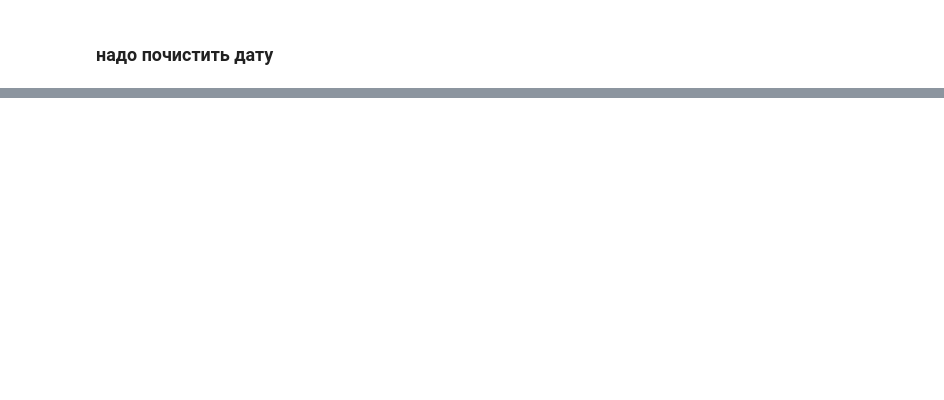
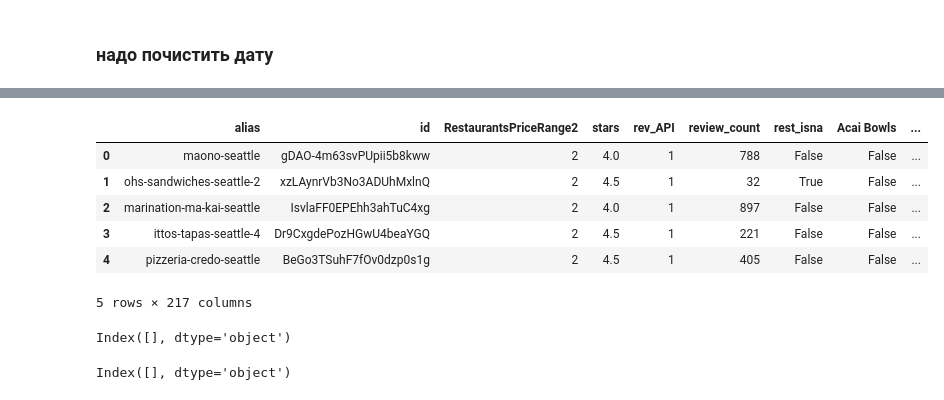
Before and after one commit to Myau5x/anti-recommender, a Jupyter notebook: testing_on_scrap.ipynb, the cells around one changed output, grey strips where cells are left out. Drawn from its saved outputs; the diff is of its cells as text; code cells hidden in the pictures; blank space fills up the shorter version.

```diff
--- a/testing_on_scrap.ipynb
+++ b/testing_on_scrap.ipynb
@@ -65,0 +106,5 @@ ValueError: could not convert string to float: 'https://www.yelp.com/biz/mcdonal
+# %%
+fpr = FillPriceScr()
+# %%
+rest_cl2 = fpr.transform(rest_clean)
+rest_cl2.head(2)
@@ -65,0 +119,4 @@ ValueError: could not convert string to float: 'https://www.yelp.com/biz/mcdonal
+# %%
+##Acai Bowls
+mod_cat = pd.read_csv('model_cat.csv')
+mod_cat.head(3)
@@ -65,0 +128,3 @@ ValueError: could not convert string to float: 'https://www.yelp.com/biz/mcdonal
+# %%
+mod_fe = mod_cat.iloc[:,0].tolist()
+rest_cl2.info()
@@ -65,0 +145,13 @@ ValueError: could not convert string to float: 'https://www.yelp.com/biz/mcdonal
+# %%
+ct = CategoriesTransformScr(mod_fe)
+rn = RatingNormalizer(starCol = 'rating')
+rest_cx = rn.transform(ct.transform(rest_cl2))
+rest_cx.head()
+# %% [output]
+|  | alias | id | RestaurantsPriceRange2 | stars | rev_API | review_count | rest_isna | Acai Bowls | ... |
+| 0 | maono-seattle | gDAO-4m63svPUpii5b8kww | 2 | 4.0 | 1 | 788 | False | False | ... |
+| 1 | ohs-sandwiches-seattle-2 | xzLAynrVb3No3ADUhMxlnQ | 2 | 4.5 | 1 | 32 | True | False | ... |
+| 2 | marination-ma-kai-seattle | IsvlaFF0EPEhh3ahTuC4xg | 2 | 4.0 | 1 | 897 | False | False | ... |
+| 3 | ittos-tapas-seattle-4 | Dr9CxgdePozHGwU4beaYGQ | 2 | 4.5 | 1 | 221 | False | False | ... |
+| 4 | pizzeria-credo-seattle | BeGo3TSuhF7fOv0dzp0s1g | 2 | 4.5 | 1 | 405 | False | False | ... |
+5 rows × 217 columns
@@ -65,0 +164,8 @@ ValueError: could not convert string to float: 'https://www.yelp.com/biz/mcdonal
+# %%
+colPred[colPred != colPred1]
+# %% [output]
+Index([], dtype='object')
+# %%
+colPred1[colPred != colPred1]
+# %% [output]
+Index([], dtype='object')
```
Also changed, not shown: parts of 52 cells of this notebook, 11 other files.
